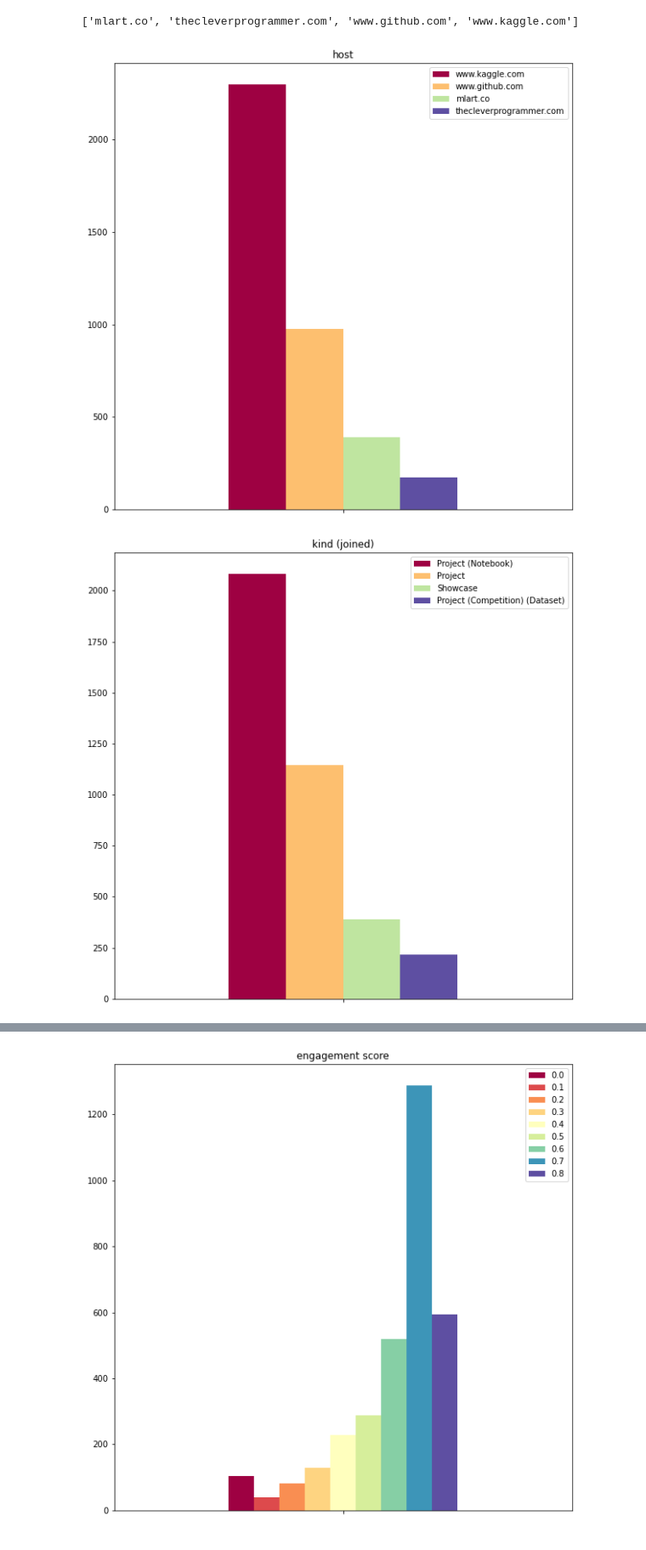
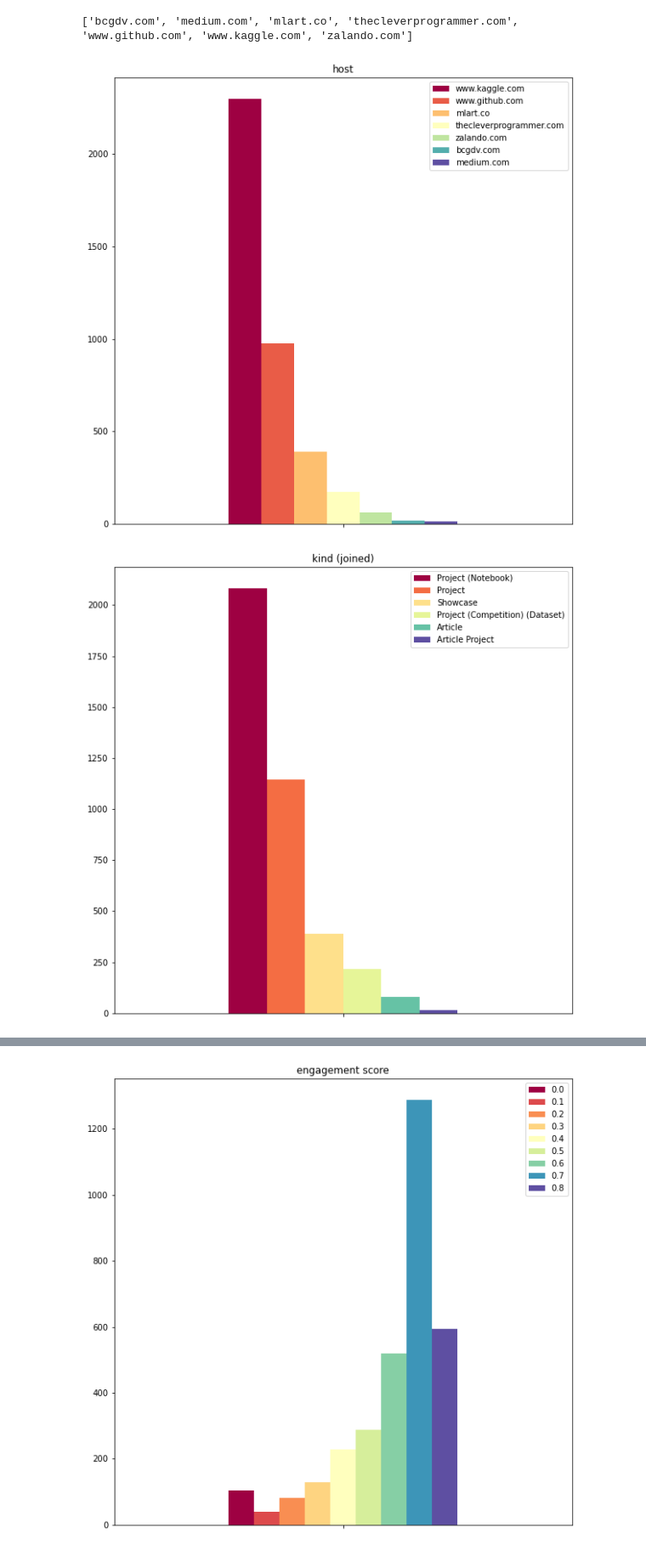
Before and after one commit to pepe-io/usecase2mlalg, a Jupyter notebook: scripts/91_visualize_collected_data.ipynb, the cells around one changed output, grey strips where cells are left out. Shown at 85% size. Saved outputs shown, nothing was run; the diff lists cells and outputs as text; code cells hidden in the pictures.

Commit message:
spliting modes

```diff
--- a/scripts/91_visualize_collected_data.ipynb
+++ b/scripts/91_visualize_collected_data.ipynb
@@ -202,6 +210,14 @@ chart_feature('category_score_round', stacked=False, sort_index=True, label='cat
 # %%
+def str_to_list(s):
+    if isinstance(s, str):
+        s = s.replace("'", "").replace(' ,', ',').replace(
+            '[', '').replace(']', '').split(',')
+        s = [i.strip() for i in s if i]
+        s = ', '.join(s)
+    return s
+
 df['subcategory_list'] = [' '.join(x) if isinstance(x, list) else x for x in df['subcategory']]
-df['subcategory_list'] = ['None' if x == '' else x for x in df['subcategory_list']]
+df['subcategory_list'] = ['None' if x == '' else str_to_list(x) for x in df['subcategory_list']]
 truncate = 25
 chart_feature('subcategory_list', stacked=False, sort_index=False, truncate=truncate, truncate_start=0, label='subcategories (top '+str(truncate)+')')
 
@@ -237,16 +253,16 @@ chart_feature('host', stacked=False)
 
 add_guide('host', df['host'], drop=['None'], sort=True, show=True)
 # %% [output]
-['mlart.co', 'thecleverprogrammer.com', 'www.github.com', 'www.kaggle.com']
+['bcgdv.com', 'medium.com', 'mlart.co', 'thecleverprogrammer.com', 'www.github.com', 'www.kaggle.com', 'zalando.com']
-[figure, old version]
+[figure, new version]
 # %%
 df['kind_list'] = [' '.join(x) if isinstance(x, list) else x for x in df['kind']]
-df['kind_list'] = ['None' if x == '' else x for x in df['kind_list']]
+df['kind_list'] = ['None' if x == '' else str_to_list(x) for x in df['kind_list']]
 chart_feature('kind_list', stacked=False, label='kind (joined)')
 
 #add_guide('host', df['host'], drop=['None'], show=True)
 # %% [output]
-[figure, old version]
+[figure, new version]
 # %%
 data = []
 for item in df['kind']:
```
Also changed, not shown: parts of 28 cells of this notebook, 11 other files.
